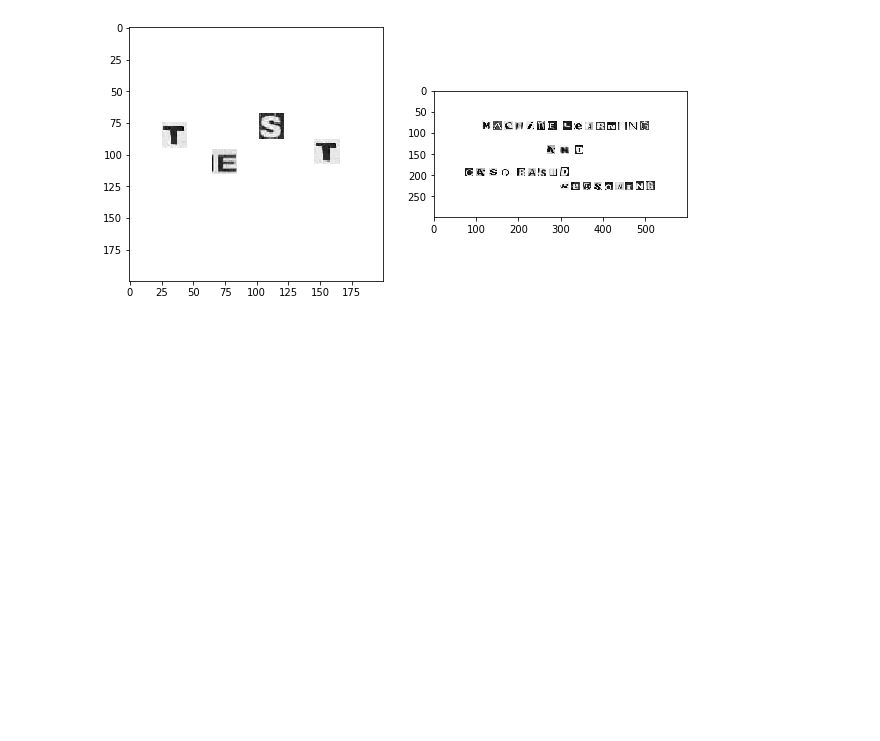
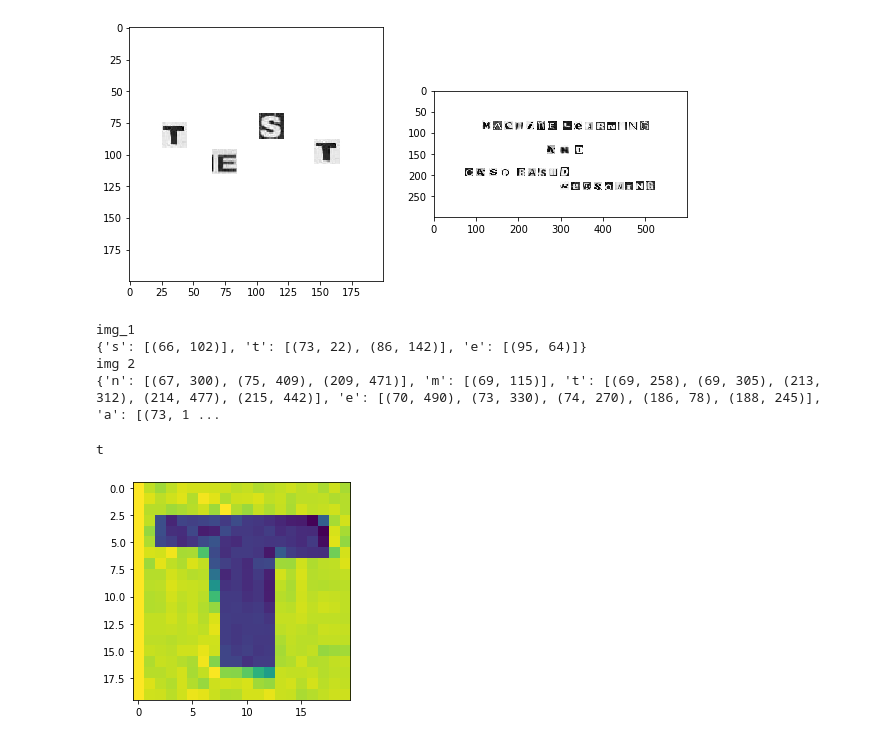
Before and after one commit to VemundFredriksen/TDT4173-Machine-Learning, a Jupyter notebook: Assignment 5/ex_5.ipynb, the cells around one changed output. Saved outputs shown, nothing was run; the diff lists cells and outputs as text; code cells hidden in the pictures; blank space fills up the shorter version.

Commit message:
added skeleton of object detector which works a bit

```diff
--- a/Assignment 5/ex_5.ipynb
+++ b/Assignment 5/ex_5.ipynb
@@ -44,7 +44,7 @@ print(neigh.score(X_test, y_test))
 # %%
 nn = MLPClassifier(
     hidden_layer_sizes=(400),
-    max_iter=1000
+    max_iter=500
 )
 nn.fit(X_train, y_train)
 nn.score(X_test, y_test)
@@ -62,3 +62,71 @@ plt.imshow(detection_2, cmap="gray")
 # %% [output]
 <matplotlib.image.AxesImage at 0x...>
 [figure]
+# %%
+def detect_objects(img):
+    """
+    Finds the letters in the images and puts them and their images in dictionary
+    """
+    #size of window
+    window_size = 20
+    #indices were letters start
+    objects = {}
+
+    img_H, img_W = img.shape
+    #iterate over widht and height of image
+    for i in range(img_H - window_size):
+        for j in range(img_W - window_size):
+            #create window of size of images that we classify
+            window = img[i:i+window_size, j:j+window_size].flatten()
+            #normalize pixels in image
+            window = window = window / np.linalg.norm(window)
+            window = np.array([window])
+            #perform prediction of contents of image
+            prediction = nn.predict_proba(window)
+            #Check if the model is confident it has found a letter
+            if np.max(prediction) > 0.9999:
+                l = get_label(np.argmax(prediction))
+                if l not in objects:
+                    objects[l] = [(i, j)]
+                else:
+                    #only a newly found letter if it is more than a window away
+                    #from a previously found letter
+                    object_allready_recorded = False
+                    for o in objects[l]:
+                        if abs(o[0] - i) <= 20 and abs(o[1] - j) <= 20:
+                            object_allready_recorded = True
+                            break
+                    if object_allready_recorded == False:
+                        objects[l].append((i,j))
+
+
+    return objects
+
+print("img_1")
+
+img_1_objects = detect_objects(detection_1)
+print(img_1_objects)
+
+print("img 2")
+
+img_2_objects = detect_objects(detection_2)
+print(img_2_objects)
+# %% [output]
+img_1
+{'s': [(66, 102)], 't': [(73, 22), (86, 142)], 'e': [(95, 64)]}
+img 2
+{'n': [(67, 300), (75, 409), (209, 471)], 'm': [(69, 115)], 't': [(69, 258), (69, 305), (213, 312), (214, 477), (215, 442)], 'e': [(70, 490), (73, 330), (74, 270), (186, 78), (188, 245)], 'a': [(73, 1 ...
+# %%
+"""
+example of taking a window from the image and performing classification on it
+"""
+window = detection_1[75:95, 25:45]
+plt.imshow(window)
+window = window.flatten()
+window = window = window / np.linalg.norm(window)
+window = np.array([window])
+l = nn.predict(window)
+print(get_label(l[0]))
+# %% [output]
+t
+[figure, added]
```
Also changed, not shown: parts of 4 cells of this notebook.
